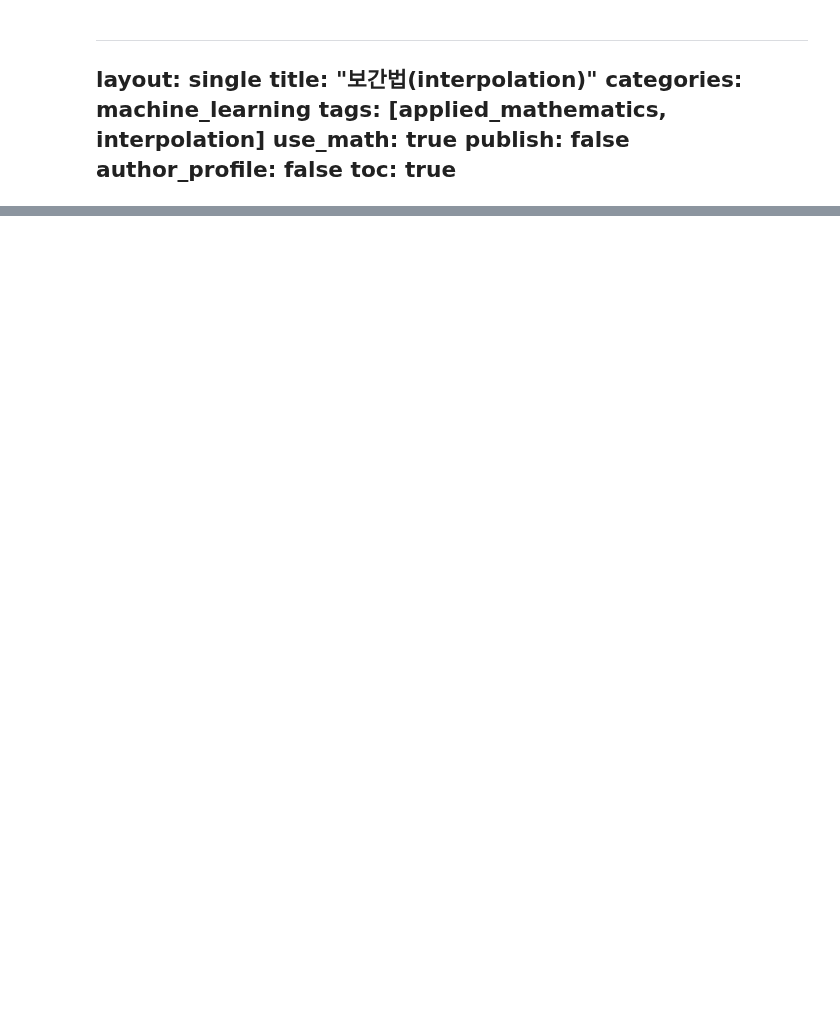
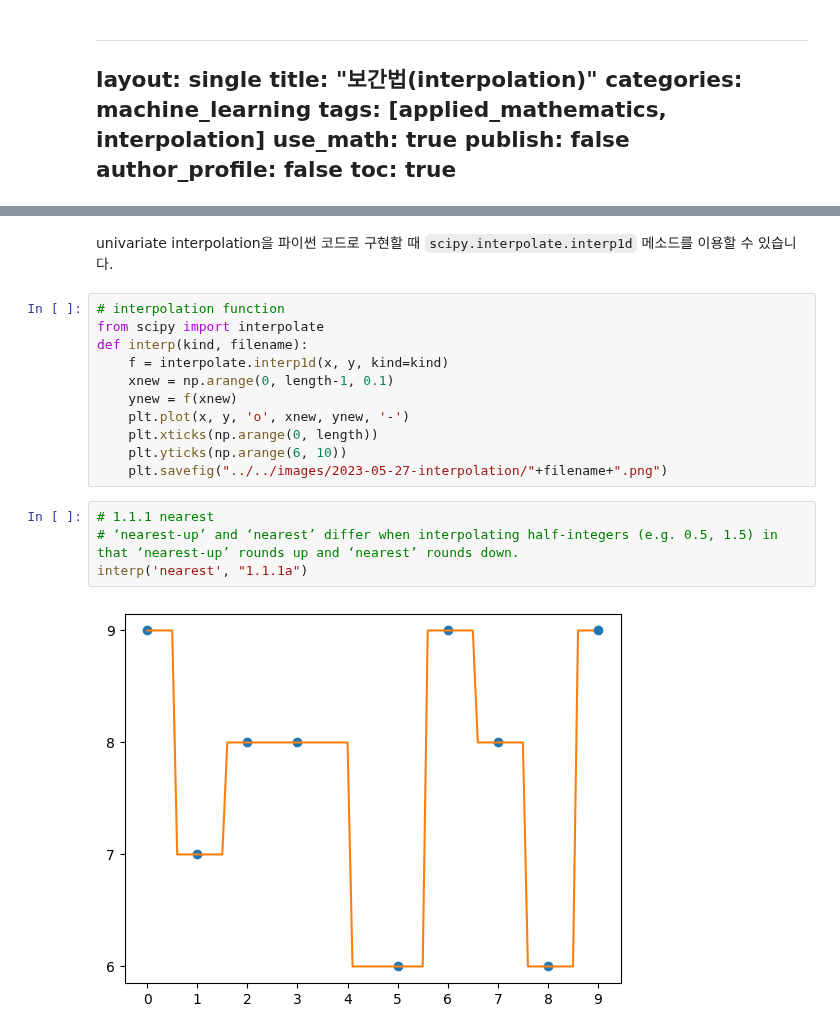
Before and after one commit to govin08/our-socar, a Jupyter notebook: assets/ipynb/2023-05-27-interpolation.ipynb, the cells around one changed output, grey strips where cells are left out. Drawn from its saved outputs; the diff is of its cells as text; blank space fills up the shorter version.

```diff
--- a/assets/ipynb/2023-05-27-interpolation.ipynb
+++ b/assets/ipynb/2023-05-27-interpolation.ipynb
@@ -65,0 +88,19 @@ $n+1$개의 점이 이미 찍혀있는 상태에서, 이 점들을 적절히 이
+# %% [markdown]
+univariate interpolation을 파이썬 코드로 구현할 때 `scipy.interpolate.interp1d` 메소드를 이용할 수 있습니다.
+# %%
+# interpolation function
+from scipy import interpolate
+def interp(kind, filename):
+    f = interpolate.interp1d(x, y, kind=kind)
+    xnew = np.arange(0, length-1, 0.1)
+    ynew = f(xnew)
+    plt.plot(x, y, 'o', xnew, ynew, '-')
+    plt.xticks(np.arange(0, length))
+    plt.yticks(np.arange(6, 10))
+    plt.savefig("../../images/2023-05-27-interpolation/"+filename+".png")
+# %%
+# 1.1.1 nearest
+# ‘nearest-up’ and ‘nearest’ differ when interpolating half-integers (e.g. 0.5, 1.5) in that ‘nearest-up’ rounds up and ‘nearest’ rounds down.
+interp('nearest', "1.1.1a")
+# %% [output]
+[figure, added]
```
Also changed, not shown: parts of 44 cells of this notebook, 25 other files.
